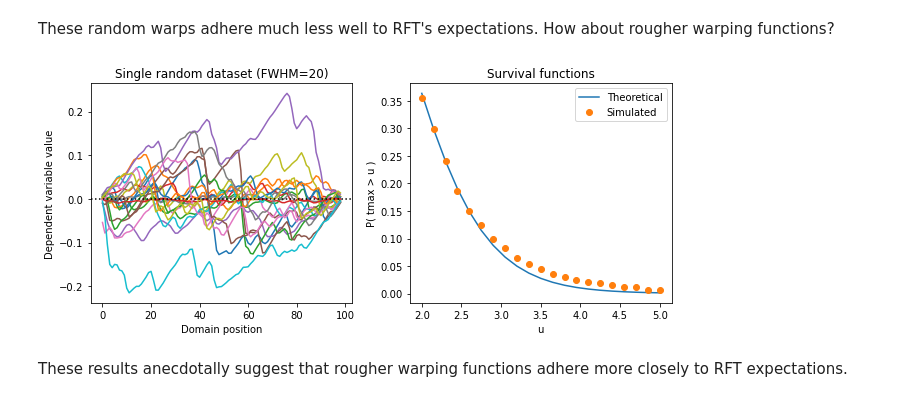
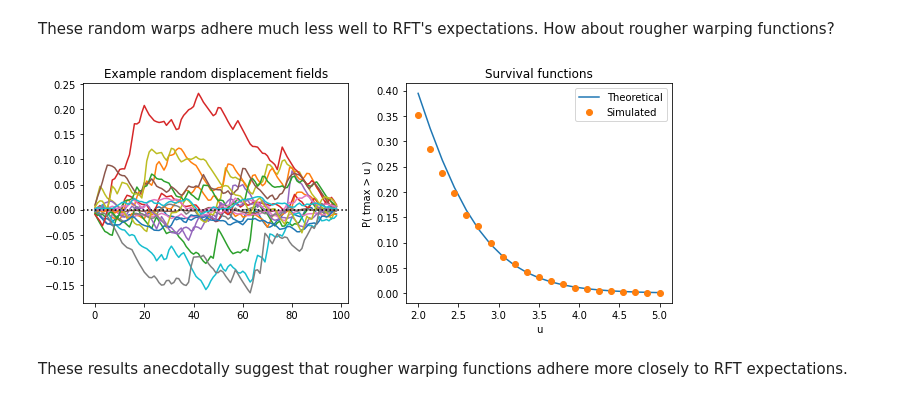
Before and after one commit to 0todd0000/nlreg1d, a Jupyter notebook: Notebooks/5-Assumptions.ipynb, the cells around one changed output. Drawn from its saved outputs; the diff is of its cells as text; code cells hidden in the pictures.

```diff
--- a/Notebooks/5-Assumptions.ipynb
+++ b/Notebooks/5-Assumptions.ipynb
@@ -275,38 +280,38 @@ nsim      = 1000   # number of simulated datasets
 tmax      = []
 fwhme     = []     # estimated FWHM
 for i in range(nsim):
-    w     = nl.random_warp( J, Q, sigma=1, shape_parameter=0.01, n_random=25, as_warp_object=True )
+    w     = nl.random_warp( J, Q, sigma=1, shape_parameter=0.01, n_random=50, as_warp_object=True )
     y     = w.get_deviation_from_linear_time()[:,1:-1]
     t     = tstat( y )
     tmax.append( t.max() )
     fwhme.append( nl.util.estimate_fwhm(y) )
 
 # survival functions:
 u         = np.linspace(2, 5, 21)
 sf        = np.array( [ (tmax>uu).mean()  for uu in u] )  # simulation results
 sfe       = rft1d.t.sf(u, v, Q, np.mean(fwhme))           # expected
 
 # plot:
 fig,axs = plt.subplots(1, 2, figsize=(9,4))
 
 ax0,ax1 = axs
 ax0.plot(y.T)
 ax0.axhline(0, color='k', ls=':')
-ax0.set_title( f'Single random dataset (FWHM={FWHM})' )
-ax0.set_xlabel('Domain position')
-ax0.set_ylabel('Dependent variable value')
+ax0.set_title( f'Example random displacement fields' )
+# ax0.set_xlabel('Domain position')
+# ax0.set_ylabel('Dependent variable value')
 
 ax1.plot(u, sfe, '-', label='Theoretical')
 ax1.plot(u, sf,  'o', label='Simulated')
 ax1.set_xlabel('u')
 ax1.set_ylabel('P( tmax > u )')
 ax1.legend()
 ax1.set_title( f'Survival functions' )
 
 plt.tight_layout()
 plt.show()
 # %% [output]
-[figure, old version]
+[figure, new version]
 # %% [markdown]
 These results anecdotally suggest that rougher warping functions adhere more closely to RFT expectations.
 # %% [markdown]
```
Also changed, not shown: parts of 6 cells of this notebook.
